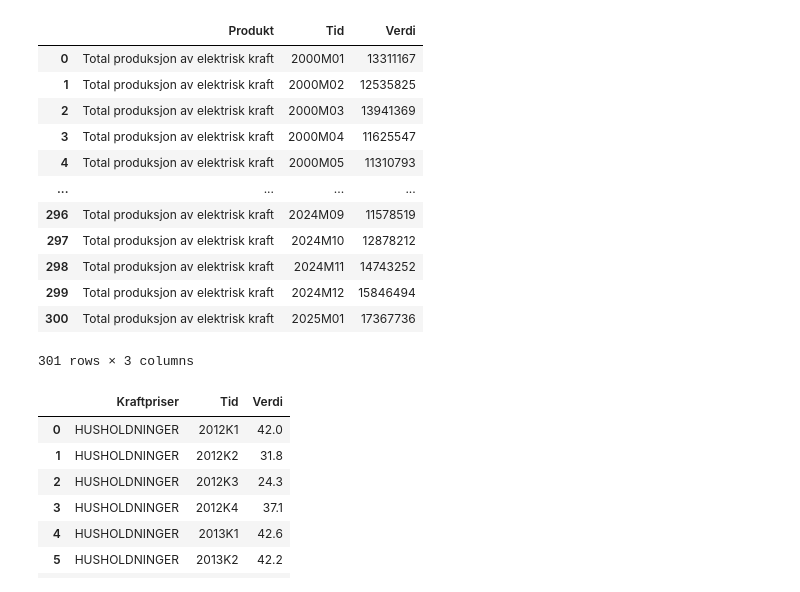
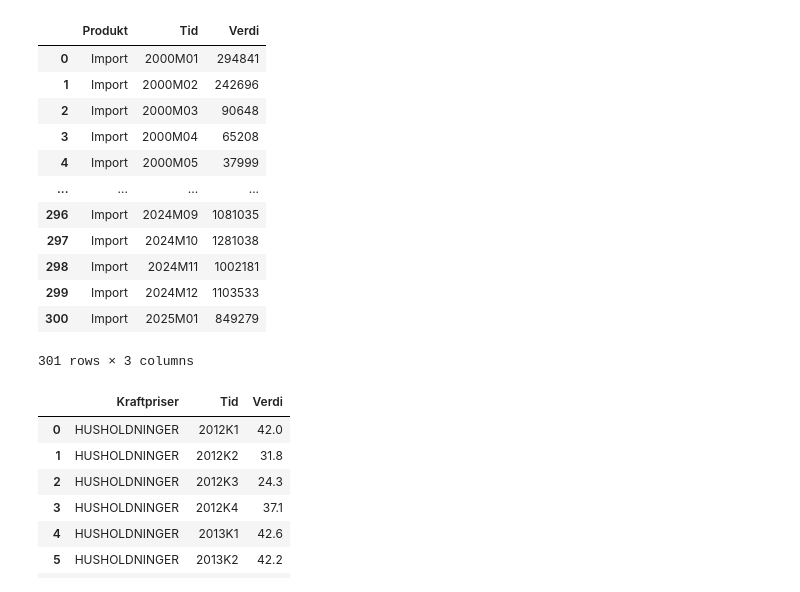
Before and after one commit to Rahmed707/sok-1006-mappe-oppgave, a Jupyter notebook: m1.ipynb, the cells around one changed output. Cells and saved outputs as stored; diff of their text form; code cells hidden in the pictures.

```diff
--- a/m1.ipynb
+++ b/m1.ipynb
@@ -268,45 +269,45 @@ data_fh = {
     "2013M01", "2013M02", "2013M03", "2013M04", "2013M05", "2013M06", "2013M07", "2013M08", "2013M09", "2013M10", "2013M11", "2013M12",
     "2014M01", "2014M02", "2014M03", "2014M04", "2014M05", "2014M06", "2014M07", "2014M08", "2014M09", "2014M10", "2014M11", "2014M12",
     "2015M01", "2015M02", "2015M03", "2015M04", "2015M05", "2015M06", "2015M07", "2015M08", "2015M09", "2015M10", "2015M11", "2015M12",
     "2016M01", "2016M02", "2016M03", "2016M04", "2016M05", "2016M06", "2016M07", "2016M08", "2016M09", "2016M10", "2016M11", "2016M12",
     "2017M01", "2017M02", "2017M03", "2017M04", "2017M05", "2017M06", "2017M07", "2017M08", "2017M09", "2017M10", "2017M11", "2017M12",
     "2018M01", "2018M02", "2018M03", "2018M04", "2018M05", "2018M06", "2018M07", "2018M08", "2018M09", "2018M10", "2018M11", "2018M12",
     "2019M01", "2019M02", "2019M03", "2019M04", "2019M05", "2019M06", "2019M07", "2019M08", "2019M09", "2019M10", "2019M11", "2019M12",
     "2020M01", "2020M02", "2020M03", "2020M04", "2020M05", "2020M06", "2020M07", "2020M08", "2020M09", "2020M10", "2020M11", "2020M12",
     "2021M01", "2021M02", "2021M03", "2021M04", "2021M05", "2021M06", "2021M07", "2021M08", "2021M09", "2021M10", "2021M11", "2021M12",
     "2022M01", "2022M02", "2022M03", "2022M04", "2022M05", "2022M06", "2022M07", "2022M08", "2022M09", "2022M10", "2022M11", "2022M12",
     "2023M01", "2023M02", "2023M03", "2023M04", "2023M05", "2023M06", "2023M07", "2023M08", "2023M09", "2023M10", "2023M11", "2023M12",
     "2024M01", "2024M02", "2024M03", "2024M04", "2024M05", "2024M06", "2024M07", "2024M08", "2024M09", "2024M10", "2024M11", "2024M12",
     "2025M01"
         ]
       }
     }
   ],
   "response": {
     "format": "json-stat2"
   }
 }
 
 # Henter dataene og konverterer til DataFrames
 df_y = konvert(ssb_data(data_y))
 df_q = konvert(ssb_data(data_q))
 df_x = konvert(ssb_data(data_x))
 df_fb = konvert(ssb_data(data_fb))
 df_fh = konvert(ssb_data(data_fh))
-df_y
+df_q
 # %% [output]
 |  | Produkt | Tid | Verdi |
-| 0 | Total produksjon av elektrisk kraft | 2000M01 | 13311167 |
-| 1 | Total produksjon av elektrisk kraft | 2000M02 | 12535825 |
-| 2 | Total produksjon av elektrisk kraft | 2000M03 | 13941369 |
-| 3 | Total produksjon av elektrisk kraft | 2000M04 | 11625547 |
-| 4 | Total produksjon av elektrisk kraft | 2000M05 | 11310793 |
+| 0 | Import | 2000M01 | 294841 |
+| 1 | Import | 2000M02 | 242696 |
+| 2 | Import | 2000M03 | 90648 |
+| 3 | Import | 2000M04 | 65208 |
+| 4 | Import | 2000M05 | 37999 |
 | ... | ... | ... | ... |
-| 296 | Total produksjon av elektrisk kraft | 2024M09 | 11578519 |
-| 297 | Total produksjon av elektrisk kraft | 2024M10 | 12878212 |
-| 298 | Total produksjon av elektrisk kraft | 2024M11 | 14743252 |
-| 299 | Total produksjon av elektrisk kraft | 2024M12 | 15846494 |
-| 300 | Total produksjon av elektrisk kraft | 2025M01 | 17367736 |
+| 296 | Import | 2024M09 | 1081035 |
+| 297 | Import | 2024M10 | 1281038 |
+| 298 | Import | 2024M11 | 1002181 |
+| 299 | Import | 2024M12 | 1103533 |
+| 300 | Import | 2025M01 | 849279 |
 301 rows × 3 columns
 # %%
 # Priser
```
Also changed, not shown: parts of 30 cells of this notebook.
